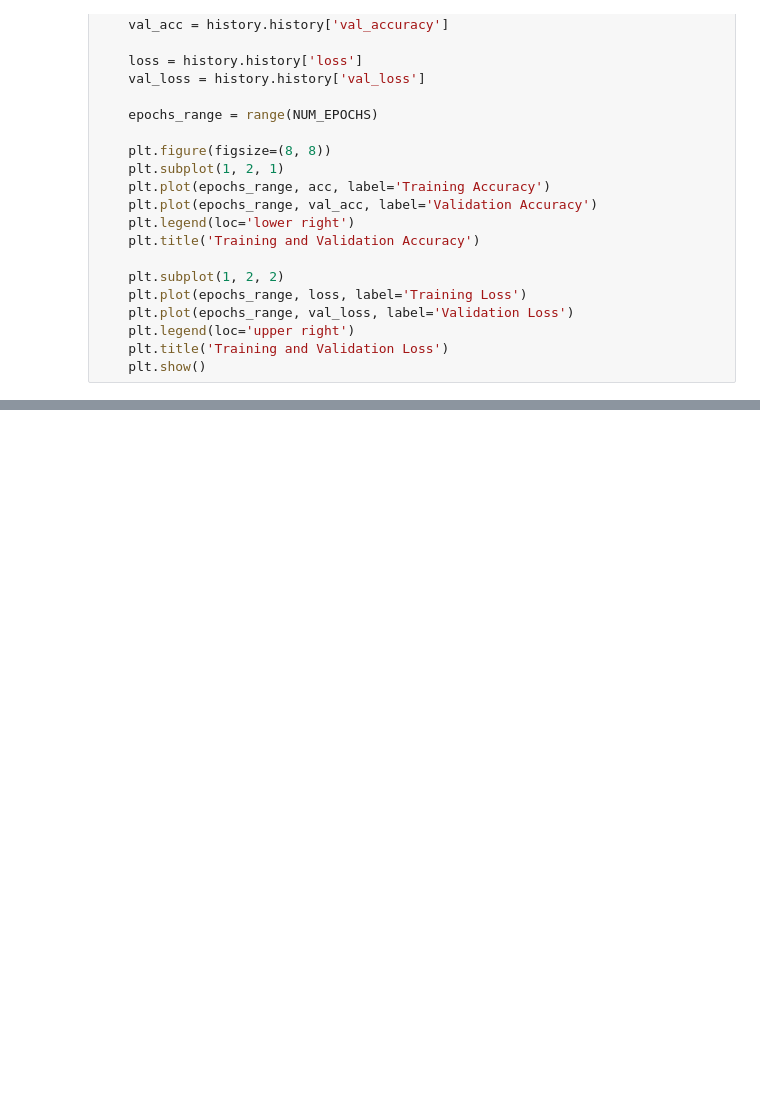
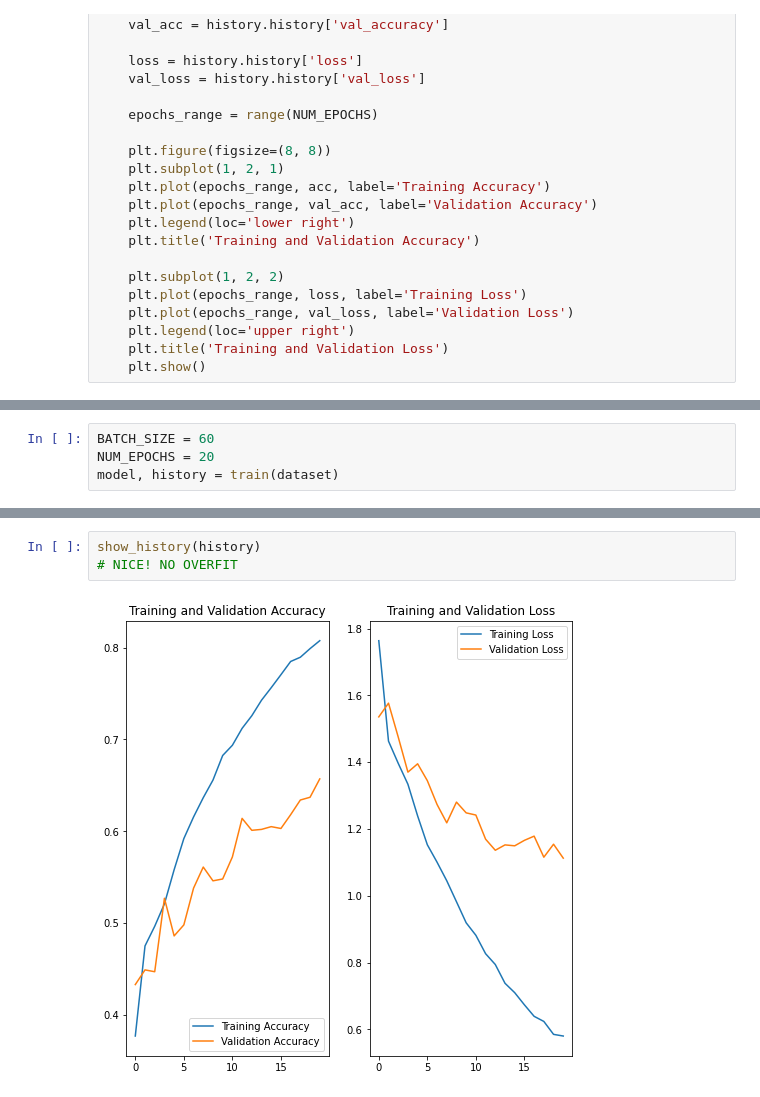
Before and after one commit to malletgaetan/ml-notebooks, a Jupyter notebook: rnn_gtzan_mfcc.ipynb, the cells around one changed output, grey strips where cells are left out. Drawn from its saved outputs; the diff is of its cells as text; blank space fills up the shorter version.

```diff
--- a/rnn_gtzan_mfcc.ipynb
+++ b/rnn_gtzan_mfcc.ipynb
@@ -239,0 +216,4 @@ model.evaluate(
+# %%
+BATCH_SIZE = 60
+NUM_EPOCHS = 20
+model, history = train(dataset)
@@ -239,0 +238,5 @@ model.evaluate(
+# %%
+show_history(history)
+# NICE! NO OVERFIT
+# %% [output]
+[figure, added]
```
Also changed, not shown: parts of 9 cells of this notebook, 4 other files.
